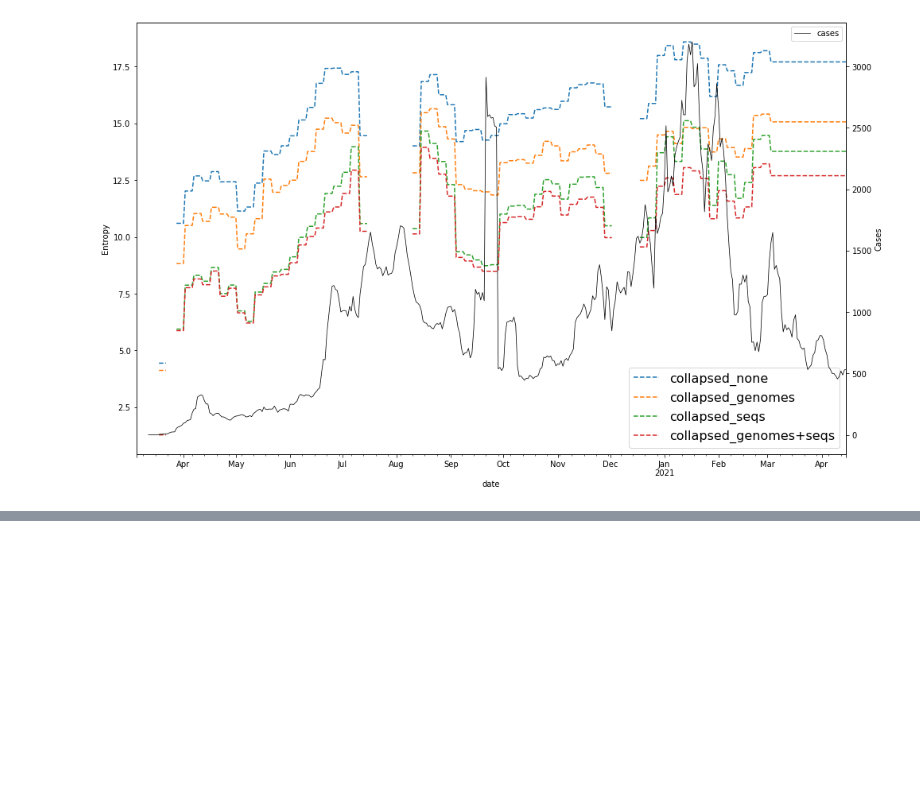
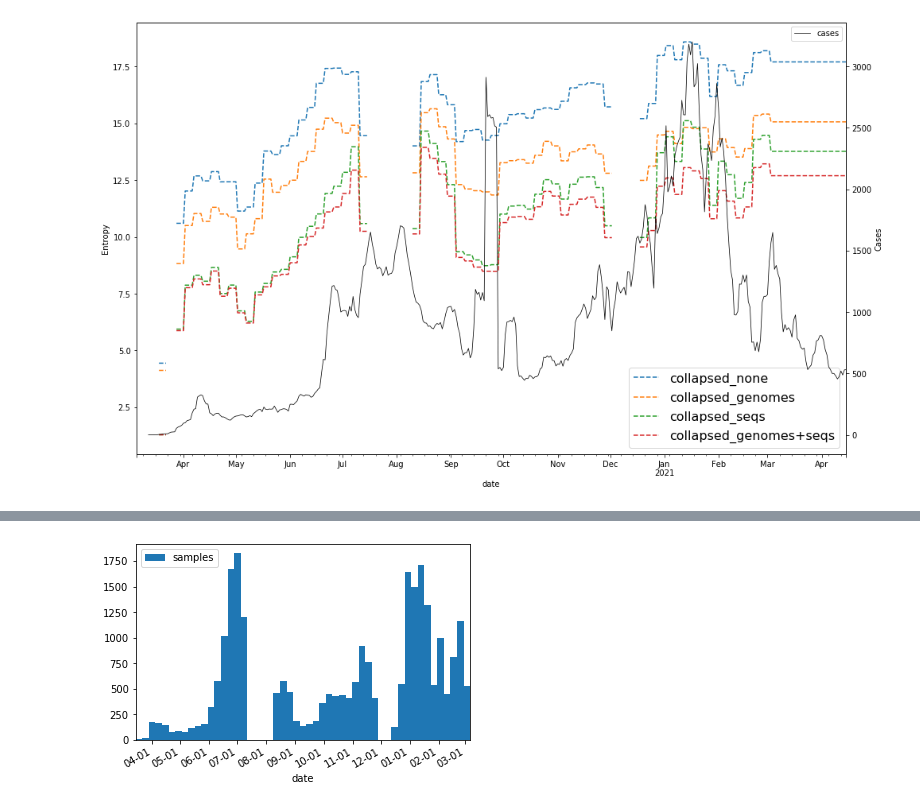
Before and after one commit to itsyosef/bionetworks, a Jupyter notebook: covid/notebooks/EntropyViz.ipynb, the cells around one changed output, grey strips where cells are left out. Cells and saved outputs as stored; diff of their text form; code cells hidden in the pictures; blank space fills up the shorter version.

```diff
--- a/covid/notebooks/EntropyViz.ipynb
+++ b/covid/notebooks/EntropyViz.ipynb
@@ -217,0 +191,14 @@ plt.savefig("all_locations_entropy_and_cases_curves.png", dpi=100, bbox_inches="
+# %%
+
+fig, ax = plt.subplots()
+relevant_records = [loc for loc in loc_date_samples if loc[0] == "Houston"]
+x = pd.DataFrame.from_records(relevant_records, columns=["location", "date", "samples"])
+x = x.set_index(pd.to_datetime(x.date)).drop(columns=["date", "location"])
+# index = pd.date_range(x.index.min(), x.index.max() + np.timedelta64(6, "D"))
+# x = x.reindex(index).fillna(method="ffill")
+x.plot(kind="bar", ax=ax, width=7)
+ax.xaxis.set_major_formatter(mdates.DateFormatter("%m-%d"))
+ax.xaxis.set_major_locator(mdates.MonthLocator())
+fig.autofmt_xdate()
+# %% [output]
+[figure, added]
```
Also changed, not shown: parts of 16 cells of this notebook, 6 other files.
